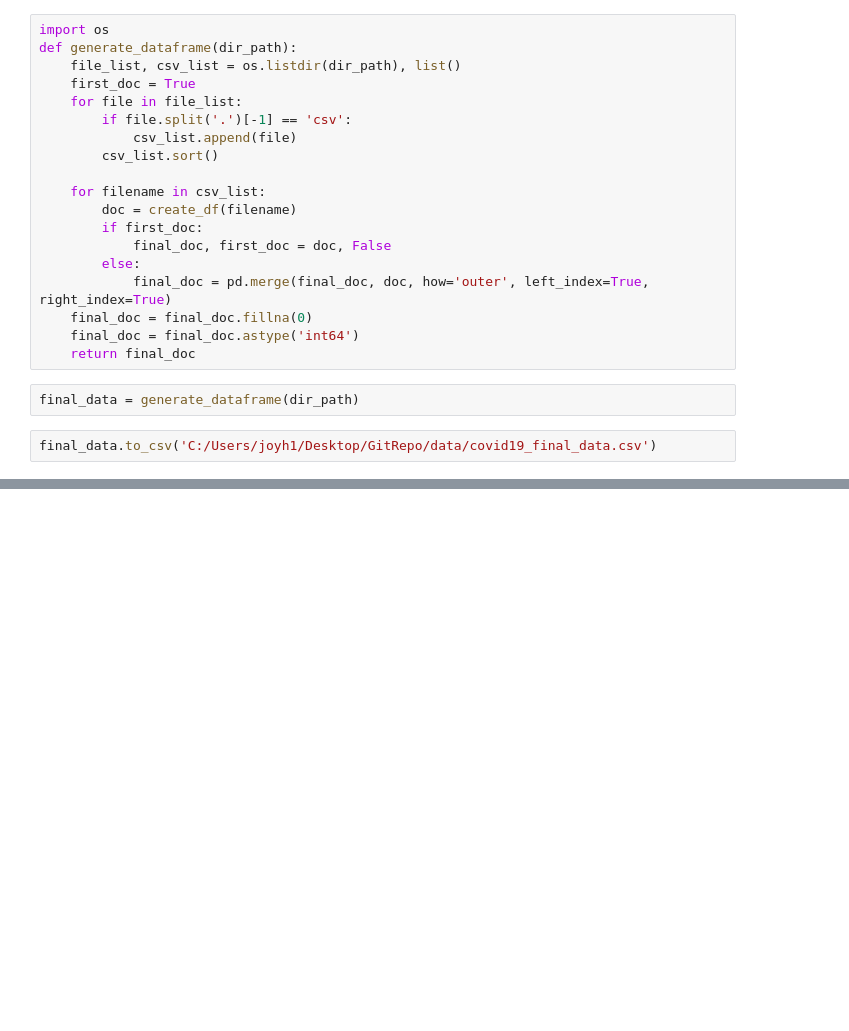
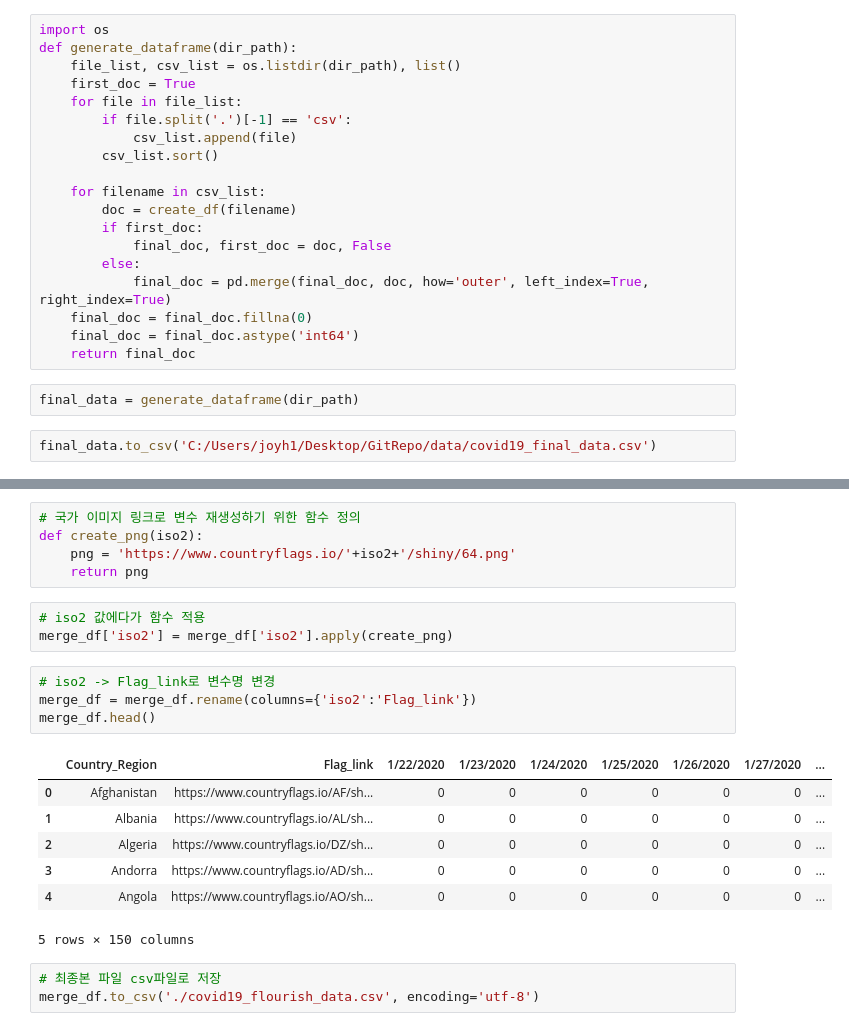
Before and after one commit to young-hun-jo/DataAnalysis, a Jupyter notebook: covid19/Covid19_visualization.ipynb, the cells around one changed output, grey strips where cells are left out. Saved outputs shown, nothing was run; the diff lists cells and outputs as text; blank space fills up the shorter version.

Commit message:
Flourish로 시각화 그래프 Publish 완료

```diff
--- a/covid19/Covid19_visualization.ipynb
+++ b/covid19/Covid19_visualization.ipynb
@@ -281,0 +426,23 @@ final_data.to_csv('C:/Users/joyh1/Desktop/GitRepo/data/covid19_final_data.csv')
+# %%
+# 국가 이미지 링크로 변수 재생성하기 위한 함수 정의
+def create_png(iso2):
+    png = 'https://www.countryflags.io/'+iso2+'/shiny/64.png'
+    return png
+# %%
+# iso2 값에다가 함수 적용
+merge_df['iso2'] = merge_df['iso2'].apply(create_png)
+# %%
+# iso2 -> Flag_link로 변수명 변경
+merge_df = merge_df.rename(columns={'iso2':'Flag_link'})
+merge_df.head()
+# %% [output]
+|  | Country_Region | Flag_link | 1/22/2020 | 1/23/2020 | 1/24/2020 | 1/25/2020 | 1/26/2020 | 1/27/2020 | ... |
+| 0 | Afghanistan | https://www.countryflags.io/AF/sh... | 0 | 0 | 0 | 0 | 0 | 0 | ... |
+| 1 | Albania | https://www.countryflags.io/AL/sh... | 0 | 0 | 0 | 0 | 0 | 0 | ... |
+| 2 | Algeria | https://www.countryflags.io/DZ/sh... | 0 | 0 | 0 | 0 | 0 | 0 | ... |
+| 3 | Andorra | https://www.countryflags.io/AD/sh... | 0 | 0 | 0 | 0 | 0 | 0 | ... |
+| 4 | Angola | https://www.countryflags.io/AO/sh... | 0 | 0 | 0 | 0 | 0 | 0 | ... |
+5 rows × 150 columns
+# %%
+# 최종본 파일 csv파일로 저장
+merge_df.to_csv('./covid19_flourish_data.csv', encoding='utf-8')
```
Also changed, not shown: parts of 20 cells of this notebook.
